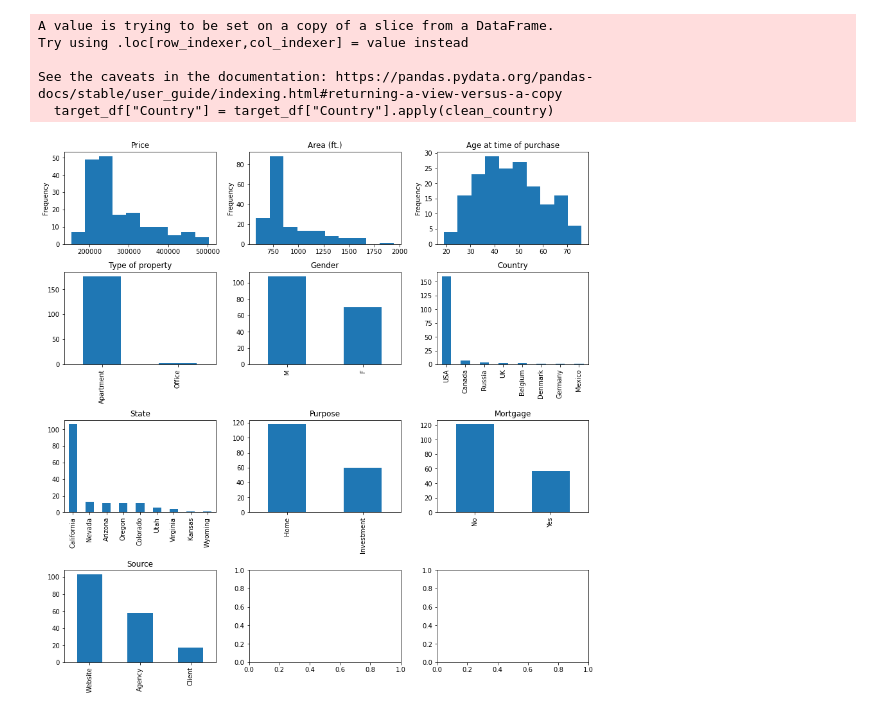
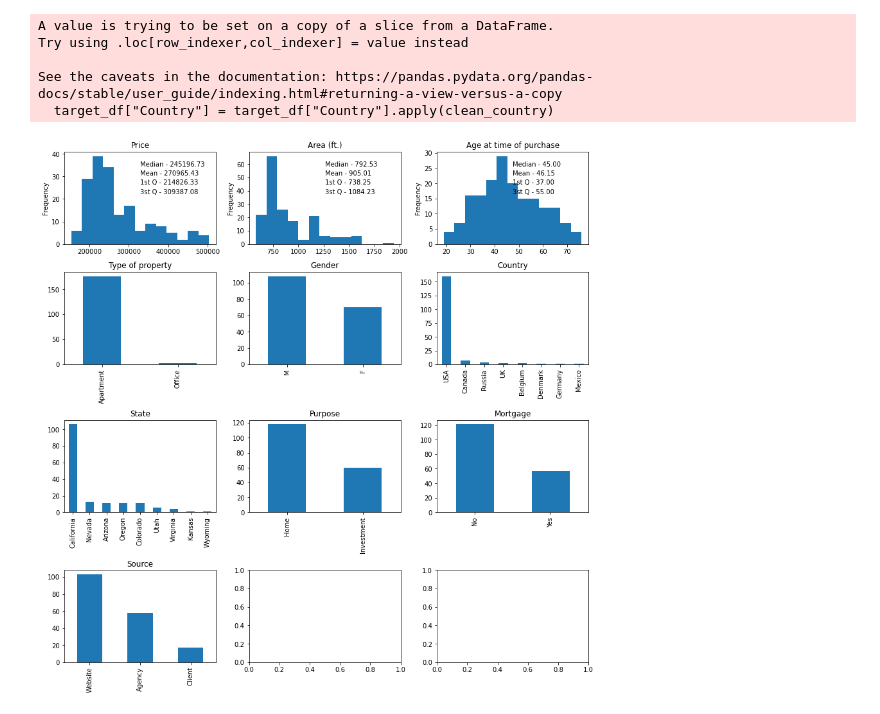
Before and after one commit to SergeyMikhalcov/It_Academy_DS_HW, a Jupyter notebook: Module2/descriptive_stats/target_customers.ipynb, the cells around one changed output. Cells and saved outputs as stored; diff of their text form; code cells hidden in the pictures.

```diff
--- a/Module2/descriptive_stats/target_customers.ipynb
+++ b/Module2/descriptive_stats/target_customers.ipynb
@@ -99,14 +99,24 @@ def clean_price(x):
-# %%
-ncols = 3 if len(columns_of_interest)>=3 else len(columns_of_interest)
-nrows = len(columns_of_interest) // ncols + (1 if len(columns_of_interest) % ncols else 0)
-
-fig, axs = plt.subplots(nrows=nrows, ncols=ncols, figsize = (12,12), constrained_layout=True)
-axes = axs.flat
-for i, col in enumerate(columns_of_interest):
-    if target_df[col].dtype == 'object' or target_df[col].dtype == 'string':
-        target_df[col].value_counts().plot.bar(ax = axes[i])
-    else:
-        target_df[col].plot.hist(ax = axes[i])
-    axes[i].set_title(col)
-# %% [output]
-[figure, removed]
+# %%
+data_len = len(columns_of_interest)
+ncols = 3 if data_len>=3 else data_len ### cols / rows for subplots
+nrows = data_len // ncols + (1 if data_len % ncols else 0)
+
+fig, axs = plt.subplots(nrows=nrows, ncols=ncols, figsize = (12,12), constrained_layout=True)
+axes = axs.flat
+for i, col in enumerate(columns_of_interest):
+    if target_df[col].dtype in ["object", "string"]: ### not sure that is normal approach to filter nonnumeric columns, i tried with isinstance but it was unsuccessful
+        target_df[col].value_counts().plot.bar(ax = axes[i])
+    else:
+        target_df[col].plot.hist(ax = axes[i], bins = int(np.sqrt(len(target_df[col]))))
+        axes[i].text(.5, .9, "Median - {:.2f}".format(target_df[col].median()),
+                     horizontalalignment='left', verticalalignment='top', transform=axes[i].transAxes)
+        axes[i].text(.5, .8, "Mean - {:.2f}".format(target_df[col].mean()),
+                     horizontalalignment='left', verticalalignment='top', transform=axes[i].transAxes)
+        axes[i].text(.5, .7, "1st Q - {:.2f}".format(np.quantile(target_df[col],.25)),
+                     horizontalalignment='left', verticalalignment='top', transform=axes[i].transAxes)
+        axes[i].text(.5, .6, "3st Q - {:.2f}".format(np.quantile(target_df[col],.75)),
+                     horizontalalignment='left', verticalalignment='top', transform=axes[i].transAxes)
+
+    axes[i].set_title(col)
+# %% [output]
+[figure, added]
```
Also changed, not shown: parts of 19 cells of this notebook.
